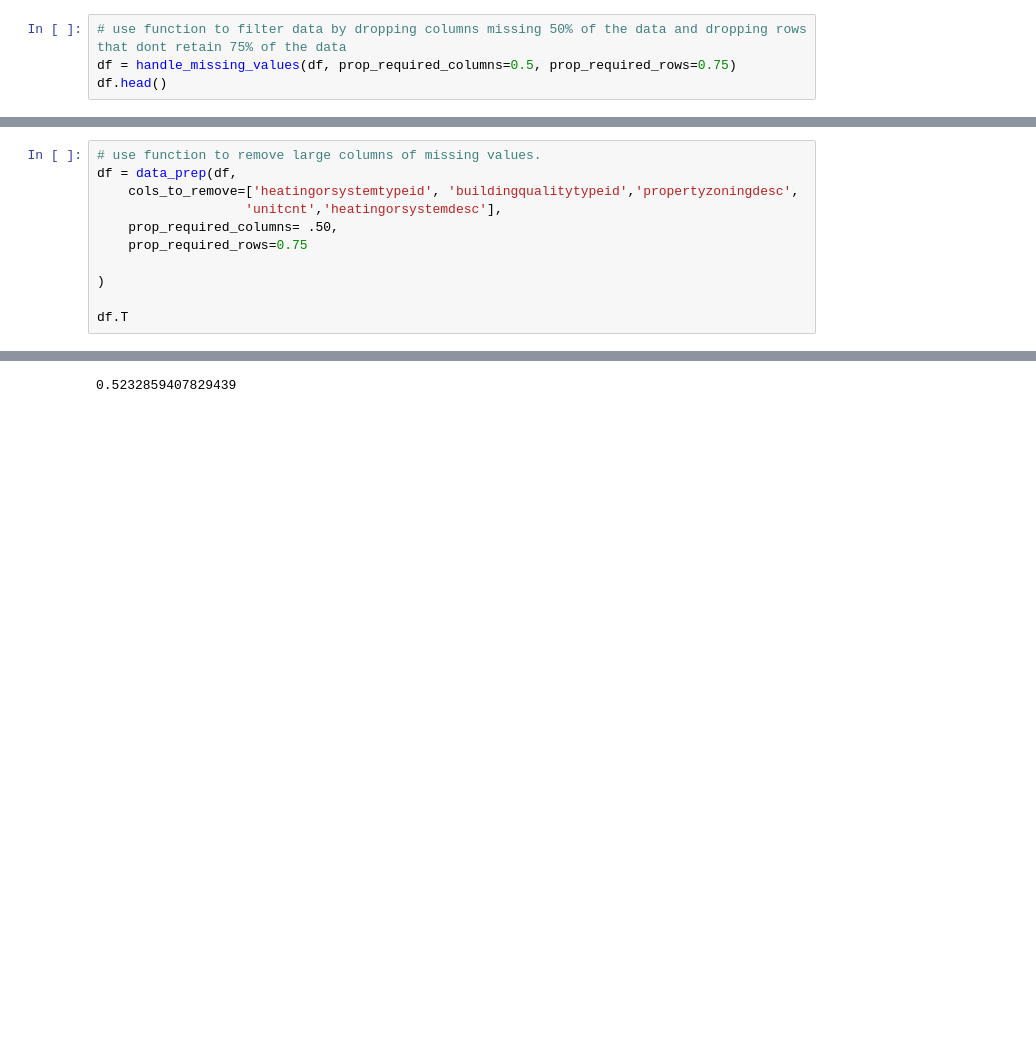
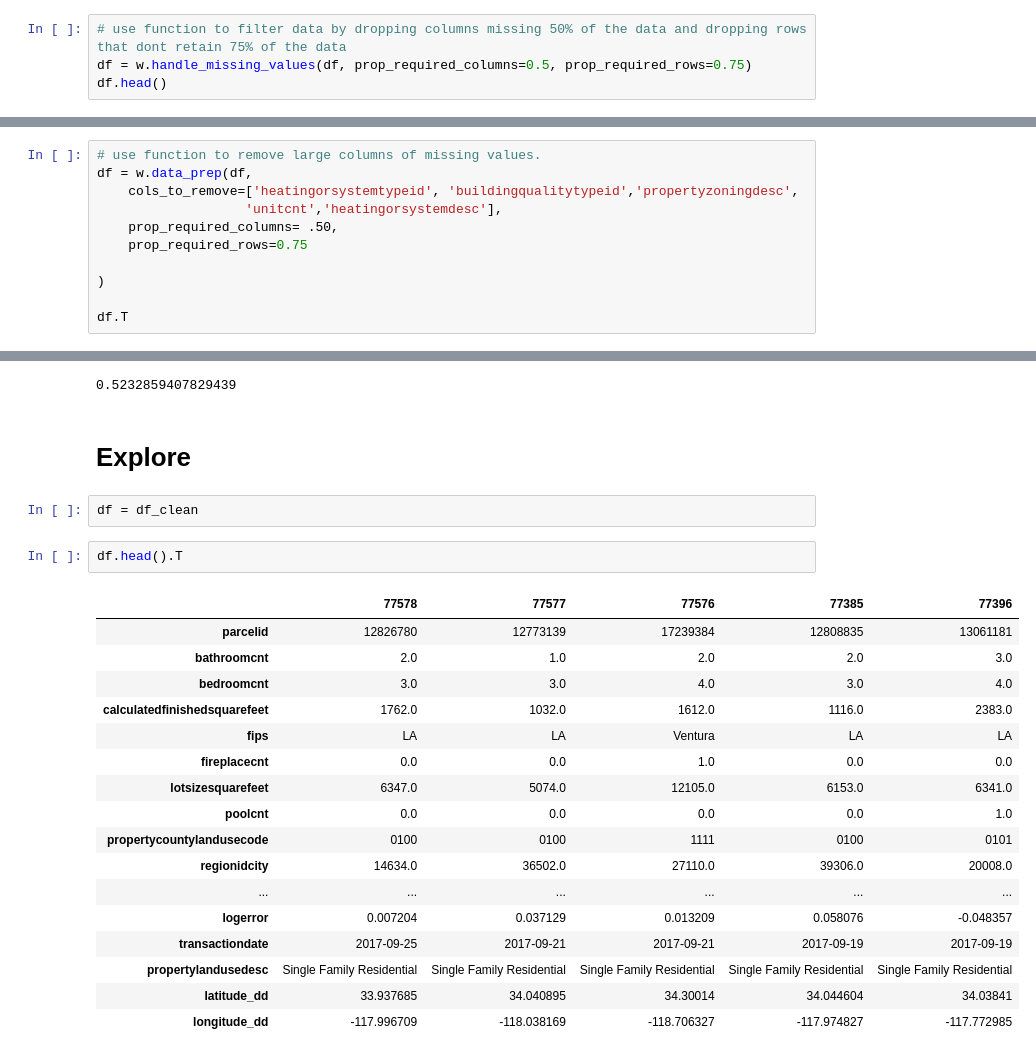
Before and after one commit to Andrew-Casey/clustering_exercises, a Jupyter notebook: Zillow.ipynb, the cells around one changed output, grey strips where cells are left out. Drawn from its saved outputs; the diff is of its cells as text; blank space fills up the shorter version.

```diff
--- a/Zillow.ipynb
+++ b/Zillow.ipynb
@@ -358,6 +221,6 @@ def handle_missing_values(df, prop_required_columns=0.5, prop_required_rows=0.75
 # %%
 # use function to filter data by dropping columns missing 50% of the data and dropping rows that dont retain 75% of the data
-df = handle_missing_values(df, prop_required_columns=0.5, prop_required_rows=0.75)
+df = w.handle_missing_values(df, prop_required_columns=0.5, prop_required_rows=0.75)
 df.head()
 # %% [output]
 |  | parcelid | heatingorsystemtypeid | propertylandusetypeid | id | bathroomcnt | bedroomcnt | ... |
@@ -419,6 +254,6 @@ def data_prep(df, cols_to_remove=[], prop_required_columns=0.5, prop_required_ro
 # %%
 # use function to remove large columns of missing values.
-df = data_prep(df,
+df = w.data_prep(df,
     cols_to_remove=['heatingorsystemtypeid', 'buildingqualitytypeid','propertyzoningdesc',
                    'unitcnt','heatingorsystemdesc'],
     prop_required_columns= .50,
@@ -867,3 +702,27 @@ df_clean.shape
 40596/77579
 # %% [output]
 0.5232859407829439
+# %% [markdown]
+# Explore
+# %%
+df = df_clean
+# %%
+df.head().T
+# %% [output]
+|  | 77578 | 77577 | 77576 | 77385 | 77396 |
+| parcelid | 12826780 | 12773139 | 17239384 | 12808835 | 13061181 |
+| bathroomcnt | 2.0 | 1.0 | 2.0 | 2.0 | 3.0 |
+| bedroomcnt | 3.0 | 3.0 | 4.0 | 3.0 | 4.0 |
+| calculatedfinishedsquarefeet | 1762.0 | 1032.0 | 1612.0 | 1116.0 | 2383.0 |
+| fips | LA | LA | Ventura | LA | LA |
+| fireplacecnt | 0.0 | 0.0 | 1.0 | 0.0 | 0.0 |
+| lotsizesquarefeet | 6347.0 | 5074.0 | 12105.0 | 6153.0 | 6341.0 |
+| poolcnt | 0.0 | 0.0 | 0.0 | 0.0 | 1.0 |
+| propertycountylandusecode | 0100 | 0100 | 1111 | 0100 | 0101 |
+| regionidcity | 14634.0 | 36502.0 | 27110.0 | 39306.0 | 20008.0 |
+| ... | ... | ... | ... | ... | ... |
+| logerror | 0.007204 | 0.037129 | 0.013209 | 0.058076 | -0.048357 |
+| transactiondate | 2017-09-25 | 2017-09-21 | 2017-09-21 | 2017-09-19 | 2017-09-19 |
+| propertylandusedesc | Single Family Residential | Single Family Residential | Single Family Residential | Single Family Residential | Single Family Residential |
+| latitude_dd | 33.937685 | 34.040895 | 34.30014 | 34.044604 | 34.03841 |
+| longitude_dd | -117.996709 | -118.038169 | -118.706327 | -117.974827 | -117.772985 |
```
Also changed, not shown: parts of 16 cells of this notebook, 3 other files.
